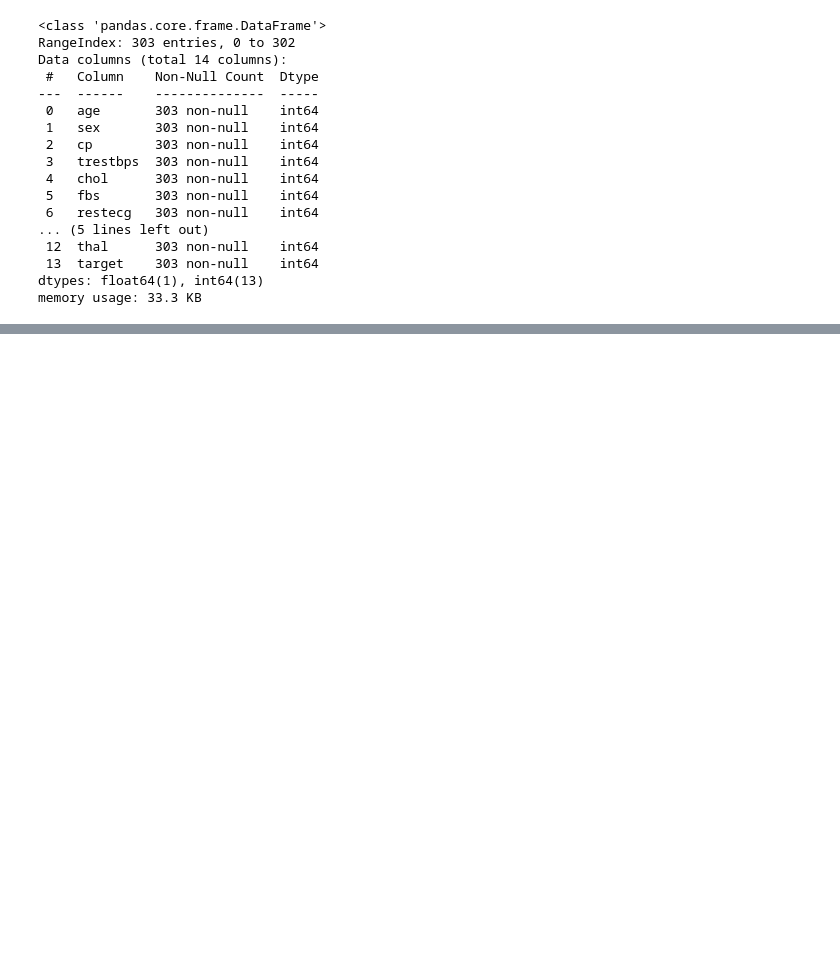
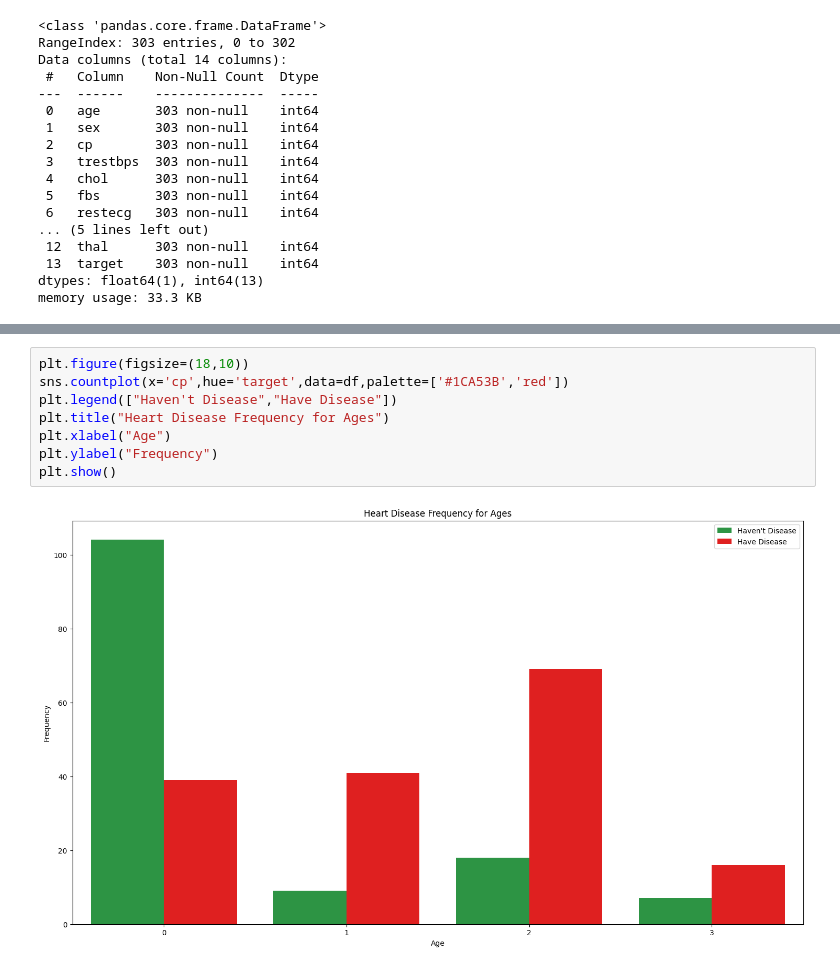
Before and after one commit to CHANDRAPRASANNA/Data-science-case-study-2, a Jupyter notebook: Heart_disease_analysis.ipynb, the cells around one changed output, grey strips where cells are left out. Drawn from its saved outputs; the diff is of its cells as text; blank space fills up the shorter version.

```diff
--- a/Heart_disease_analysis.ipynb
+++ b/Heart_disease_analysis.ipynb
@@ -36,0 +107,10 @@ memory usage: 33.3 KB
+# %%
+plt.figure(figsize=(18,10))
+sns.countplot(x='cp',hue='target',data=df,palette=['#1CA53B','red'])
+plt.legend(["Haven't Disease","Have Disease"])
+plt.title("Heart Disease Frequency for Ages")
+plt.xlabel("Age")
+plt.ylabel("Frequency")
+plt.show()
+# %% [output]
+[figure, added]
```
Also changed, not shown: parts of 6 cells of this notebook.
